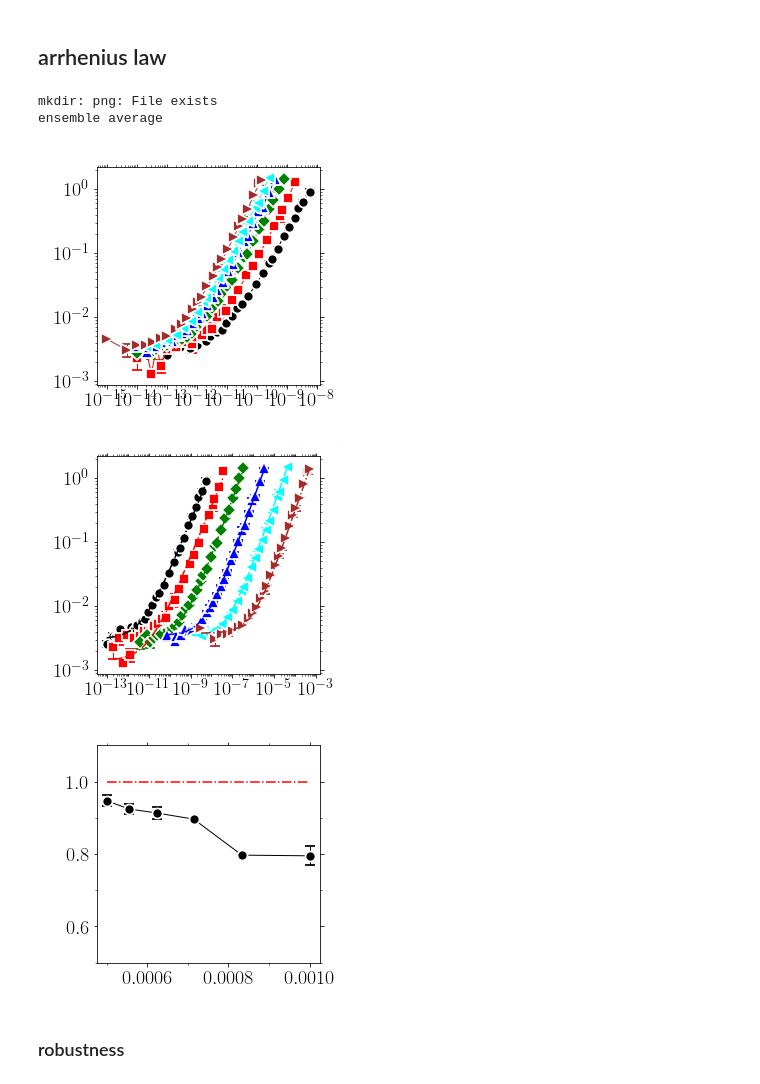
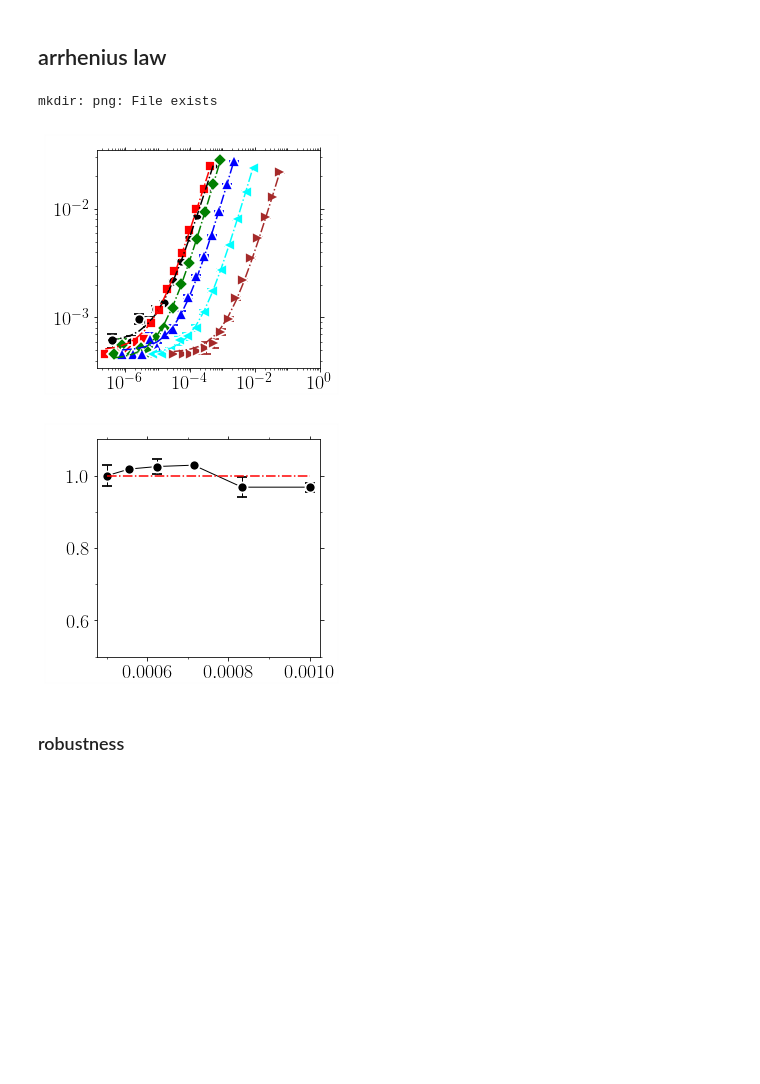
Before and after one commit to kkarimi62/vacancyDiffusion, a Jupyter notebook: postproc/postproc.ipynb, the cells around one changed output. Drawn from its saved outputs; the diff is of its cells as text; code cells hidden in the pictures; blank space fills up the shorter version.

```diff
--- a/postproc/postproc.ipynb
+++ b/postproc/postproc.ipynb
@@ -961,7 +961,7 @@ class Temperature:
                    ax=self.ax,
                    Plot=False,
                    DrawFrame=DRAW_FRAME,
-                legend=legends.Get(),
+#                 legend=legends.Get(),
                    **kwargs
                   )
 
@@ -1058,7 +1058,7 @@ class Temperature:
 
     def Fit(self,Plot=None,
             shift = False,
-            SIGMA=False,
+#             SIGMA=False,
             plotAttrs=None,
             xlo=float('-inf'),xhi=float('inf'),
             **kwargs):
@@ -1082,8 +1082,6 @@ class Temperature:
             yerr = smat[:,2]
 #             print(smat)
 
-            #--- error in y
-            sigma = yerr if SIGMA else None
 
             #--- set limits:
             if self.verbose:
@@ -1096,12 +1094,17 @@ class Temperature:
             if self.verbose:
                 print('filtr=',filtr)
 
+            #--- error in y
+            if 'sigma' in kwargs:
+                kwargs['sigma'] = yerr[filtr]
+
             #--- fit
             popt, pcov = curve_fit(self.func2nd, xdata[filtr], ydata[filtr],
-                                   sigma = sigma[filtr],
+#                                   sigma = sigma[filtr],
                                    **kwargs
                                     )
             self.popt = popt
+            self.filtr = filtr
             #--- uncertainties
             if self.verbose:
                 print('Temp=%s,x0,y0,c0,alpha'%temp,list(popt),pcov)
@@ -1158,7 +1161,7 @@ class Temperature:
         ax=utl.PltErr([0.5e-3,1e-3],[1,1],attrs={'fmt':'-.r'},Plot=False)
         utl.PltErr(1.0/np.array(self.temps),
                    list(map(lambda x:self.exponent[x][0],self.temps)),
-                   yerr=list(map(lambda x:1.0*(self.exponent[x][1]-self.exponent[x][2]),self.temps)),
+                   yerr=list(map(lambda x:0.5*(self.exponent[x][1]-self.exponent[x][2]),self.temps)),
                    attrs=symbols.GetAttrs(),
                    DrawFrame=DRAW_FRAME,
                    ax=ax,
@@ -1169,10 +1172,10 @@ if not eval(confParser['flags']['RemoteMachine']):
     !mkdir png
     #--- temp object
     temp = Temperature(
-        [1000,1200,1400,1600,1800,2000],8,
-#        [1000],8,
 #        [1000,1200,1400,1600,1800,2000],8,
-#        [1000,1200,1400,1600,1800,2000],1,
+#        [1200],8,
+#        [1000,1200,1400,1600,1800,2000],8,
+        [1000,1200,1400,1600,1800,2000],1,
 #        np.arange(1000,1440,80),1,
 #         verbose = True,
                      )
@@ -1180,8 +1183,8 @@ if not eval(confParser['flags']['RemoteMachine']):
     #--- parse data
 #    temp.Parse(['./msd/msd.txt'])
 #    temp.Parse( list(map(lambda x:'CantorNatom16KTemp%sKEnsemble8/Run%s/msd/msd.txt'%(x[0],x[1]),
-    temp.Parse( list(map(lambda x:'NiCoCrNatom1KTemp%sK/Run%s/msd/msd.txt'%(x[0],x[1]),
-#    temp.Parse( list(map(lambda x:'NiNatom16KTemp%sK/Run%s/msd/msd.txt'%(x[0],x[1]),
+#    temp.Parse( list(map(lambda x:'NiCoCrNatom1KTemp%sK/Run%s/msd/msd.txt'%(x[0],x[1]),
+    temp.Parse( list(map(lambda x:'NiNatom16KTemp%sK/Run%s/msd/msd.txt'%(x[0],x[1]),
                         temp.temps_runs ))
              )
     #
@@ -1192,10 +1195,10 @@ if not eval(confParser['flags']['RemoteMachine']):
 #                   'yscale':'log',
 #                    'attrs':{'fmt':'-'},
 # #                   'xlim':(1e-10,1e-3),
-# #                   'ylim':(1e-4,1e-1),
+#                    'ylim':(1e-5,1e-1),
 # #                   'xstr':r'$t\mathrm{(s)}$',
 # #                   'ystr':r'msd(A$^2$)',
-#                    'title':'png/msd_temp_ni.png',
+# #                   'title':'png/msd_temp_ni.png',
 #         'bbox_to_anchor':(0.01,0.3,0.5,0.5)
 #     })
     #
@@ -1208,7 +1211,7 @@ if not eval(confParser['flags']['RemoteMachine']):
                   'yscale':'log',
                   'xscale':'log',
 #                   'xlim':(1e-10,1e-3),
-#                   'ylim':(1e-4,1e-1),
+#                    'ylim':(1e-4,1e-1),
 #                     'xstr':r'$t\mathrm{(s)}$',
 #                   'ystr':r'msd(A$^2$)',
                    'title':'png/msd_temp_cantor.png',
@@ -1220,45 +1223,43 @@ if not eval(confParser['flags']['RemoteMachine']):
     temp.Fit(Plot=True,
              shift=True,
 #             bounds=([0, 0, 0,0.999], [1e-2, 1e-3, 1,1.001]),
-             p0=[2.450192558293684e-08, 0.00023822488904874157, 0.9999977703994274, 0.9991059679876155],
-#            p0=[[1e-08, 1e-4, 1e2, 1.0]],
-             SIGMA=True, #--- comment for ni
+#             p0=[2.450192558293684e-08, 0.00023822488904874157, 0.9999977703994274, 0.9991059679876155],
+            p0=[[1e-08, 1e-4, 1e2, 1.0]],
+#             sigma=True, #--- comment for ni
              plotAttrs={'yscale':'log',
                   'xscale':'log',
 #                   'xlim':(4e-13,8e-4),
 #                   'ylim':(1e-4,1e-1),
 #                     'xstr':r'$t\mathrm{(s)}$',
 #                   'ystr':r'msd(A$^2$)',
                         'ndecade_x':2,
                     'bbox_to_anchor':(-0.05,0.23,0.5,0.5),
                    'title':'png/msd_temp_nicocr_fit.png'},
             )
 
 #     temp.PlotDiff(**{
 #                   'yscale':'log',
 # #                   'xlim':(1e-12,1e-3),
 # #                   'ylim':(1e-4,1e-1),
 # #                   xstr=r'$1/T(K^{-1})$',
 # #                   ystr=r'$D(m^2/s)$',
 #                     'title':'png/D_temp_cantor.png',
 #                     }
 #                 )
 
     temp.PlotExponent(**{
 #                  'yscale':'log',
 #                   'xlim':(1e-10,1e-3),
                    'ylim':(.5,1.1),
 #                   xstr=r'$1/T(K^{-1})$',
 #                   ystr=r'$D(m^2/s)$',
                     'title':'png/alpha_temp_nicocr.png',
                     }
                 )
 # %% [output]
 mkdir: png: File exists
-ensemble average
-[figure, old version]
+[figure, new version]
-[figure, old version]
+[figure, new version]
-[figure, removed]
 # %% [markdown]
 ### robustness
 # %%
```
Also changed, not shown: parts of 2 cells of this notebook.
